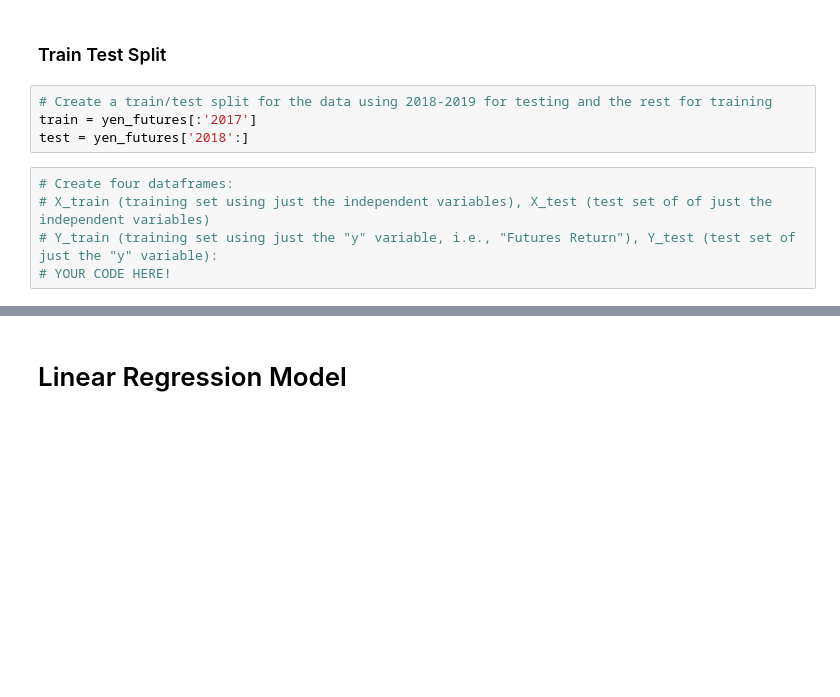
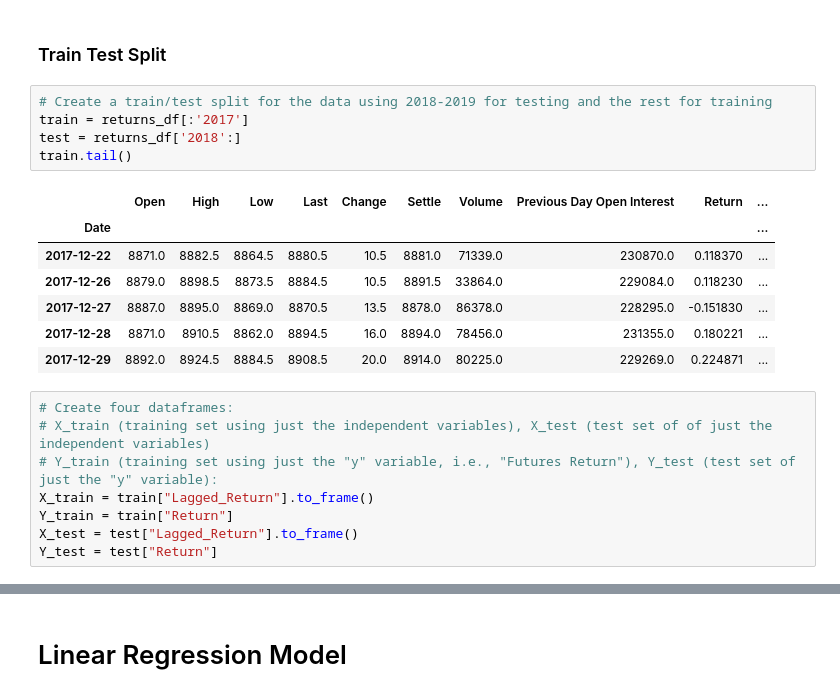
Before and after one commit to tabenny/time_series_analysis, a Jupyter notebook: regression_analysis.ipynb, the cells around one changed output, grey strips where cells are left out. Saved outputs shown, nothing was run; the diff lists cells and outputs as text; blank space fills up the shorter version.

```diff
--- a/regression_analysis.ipynb
+++ b/regression_analysis.ipynb
@@ -67,11 +75,23 @@ yen_futures.head()
 ### Train Test Split
 # %%
 # Create a train/test split for the data using 2018-2019 for testing and the rest for training
-train = yen_futures[:'2017']
-test = yen_futures['2018':]
+train = returns_df[:'2017']
+test = returns_df['2018':]
+train.tail()
+# %% [output]
+|  | Open | High | Low | Last | Change | Settle | Volume | Previous Day Open Interest | Return | ... |
+| Date |  |  |  |  |  |  |  |  |  | ... |
+| 2017-12-22 | 8871.0 | 8882.5 | 8864.5 | 8880.5 | 10.5 | 8881.0 | 71339.0 | 230870.0 | 0.118370 | ... |
+| 2017-12-26 | 8879.0 | 8898.5 | 8873.5 | 8884.5 | 10.5 | 8891.5 | 33864.0 | 229084.0 | 0.118230 | ... |
+| 2017-12-27 | 8887.0 | 8895.0 | 8869.0 | 8870.5 | 13.5 | 8878.0 | 86378.0 | 228295.0 | -0.151830 | ... |
+| 2017-12-28 | 8871.0 | 8910.5 | 8862.0 | 8894.5 | 16.0 | 8894.0 | 78456.0 | 231355.0 | 0.180221 | ... |
+| 2017-12-29 | 8892.0 | 8924.5 | 8884.5 | 8908.5 | 20.0 | 8914.0 | 80225.0 | 229269.0 | 0.224871 | ... |
 # %%
 # Create four dataframes:
 # X_train (training set using just the independent variables), X_test (test set of of just the independent variables)
 # Y_train (training set using just the "y" variable, i.e., "Futures Return"), Y_test (test set of just the "y" variable):
-# YOUR CODE HERE!
+X_train = train["Lagged_Return"].to_frame()
+Y_train = train["Return"]
+X_test = test["Lagged_Return"].to_frame()
+Y_test = test["Return"]
 # %%
```
Also changed, not shown: parts of 11 cells of this notebook.
